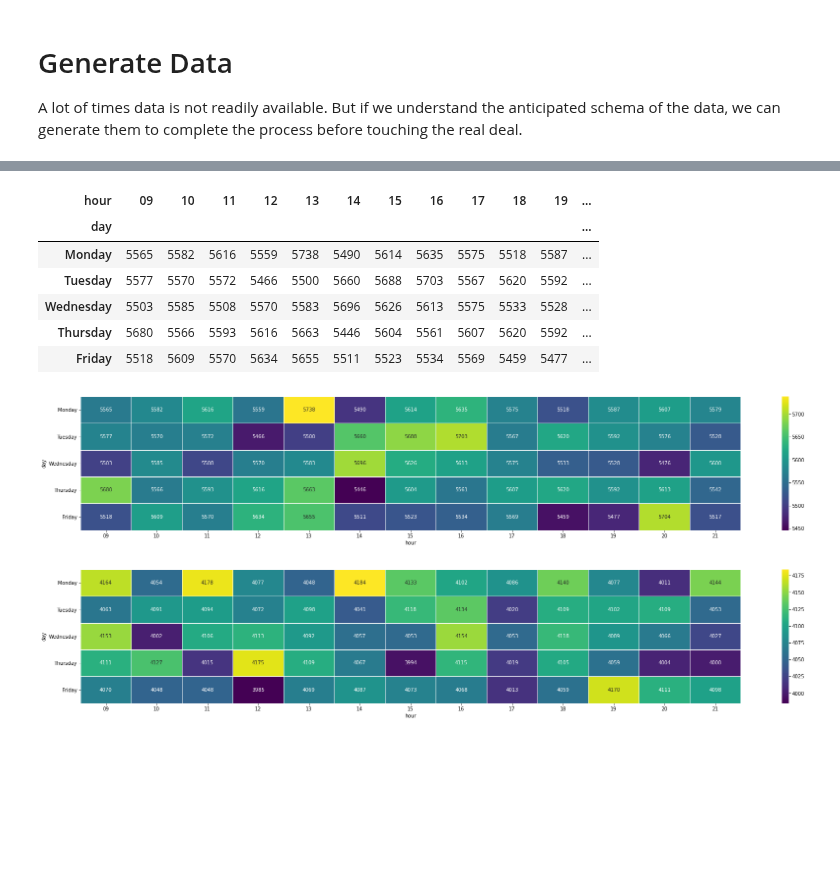
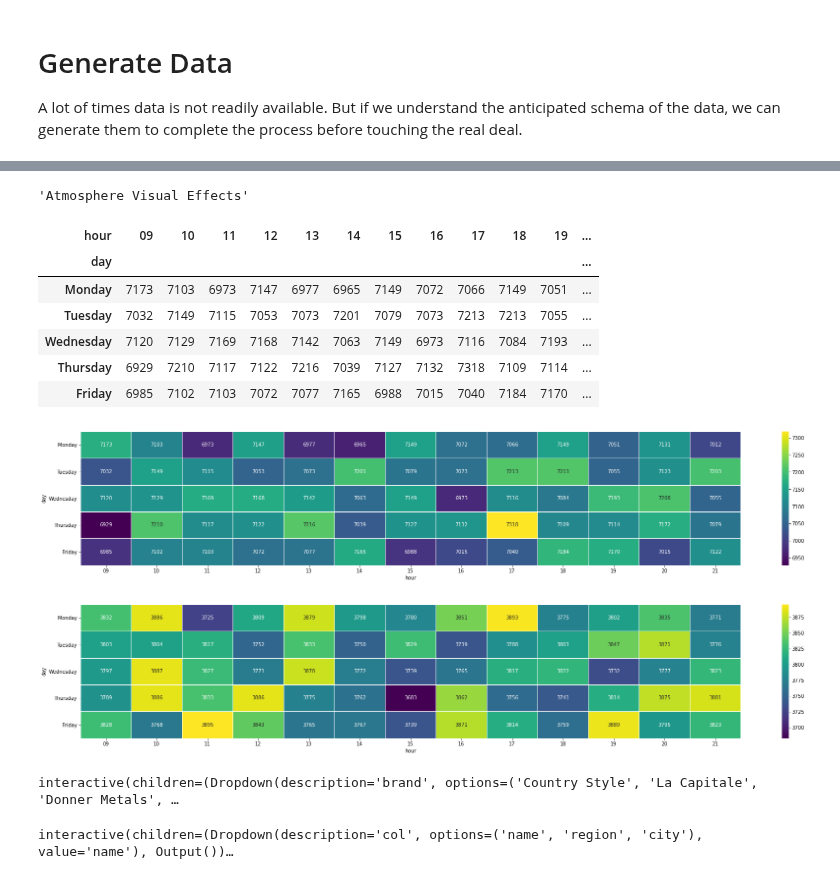
Before and after one commit to EQWorks/python-curriculum, a Jupyter notebook: data-analysis/12-generate-data.ipynb, the cells around one changed output, grey strips where cells are left out. Drawn from its saved outputs; the diff is of its cells as text; code cells hidden in the pictures; blank space fills up the shorter version.

Commit message:
12 - emphasize randomness, add widgets

```diff
--- a/data-analysis/12-generate-data.ipynb
+++ b/data-analysis/12-generate-data.ipynb
@@ -28,11 +28,16 @@ device_ids[:10]
 # %%
-brands = [g.business.company() for _ in range(13)]
+import random
+
+import pandas as pd
+
 pois = []
 
-for b in brands:
+for _ in range(13):
+    brand = g.business.company()
+
     for _ in range(random.randint(14, 715)):
         pois.append({
-            'name': b,
+            'name': brand,
             'address': g.address.address(),
             'city': g.address.city(),
             'region': g.address.region(abbr=True).split('-')[-1],
@@ -173,14 +178,20 @@ gb
+# %%
+names = gb['name'].unique().tolist()
+name = random.choice(names)
+name
+# %% [output]
+'Atmosphere Visual Effects'
 # %%
-pv = gb[gb['name'] == 'IDA'].pivot('day', 'hour', 'device_ids')
+pv = gb[gb['name'] == name].pivot('day', 'hour', 'device_ids')
 pv
 # %% [output]
 | hour | 09 | 10 | 11 | 12 | 13 | 14 | 15 | 16 | 17 | 18 | 19 | ... |
 | day |  |  |  |  |  |  |  |  |  |  |  | ... |
-| Monday | 5565 | 5582 | 5616 | 5559 | 5738 | 5490 | 5614 | 5635 | 5575 | 5518 | 5587 | ... |
-| Tuesday | 5577 | 5570 | 5572 | 5466 | 5500 | 5660 | 5688 | 5703 | 5567 | 5620 | 5592 | ... |
-| Wednesday | 5503 | 5585 | 5508 | 5570 | 5583 | 5696 | 5626 | 5613 | 5575 | 5533 | 5528 | ... |
-| Thursday | 5680 | 5566 | 5593 | 5616 | 5663 | 5446 | 5604 | 5561 | 5607 | 5620 | 5592 | ... |
-| Friday | 5518 | 5609 | 5570 | 5634 | 5655 | 5511 | 5523 | 5534 | 5569 | 5459 | 5477 | ... |
+| Monday | 7173 | 7103 | 6973 | 7147 | 6977 | 6965 | 7149 | 7072 | 7066 | 7149 | 7051 | ... |
+| Tuesday | 7032 | 7149 | 7115 | 7053 | 7073 | 7201 | 7079 | 7073 | 7213 | 7213 | 7055 | ... |
+| Wednesday | 7120 | 7129 | 7169 | 7168 | 7142 | 7063 | 7149 | 6973 | 7116 | 7084 | 7193 | ... |
+| Thursday | 6929 | 7210 | 7117 | 7122 | 7216 | 7039 | 7127 | 7132 | 7318 | 7109 | 7114 | ... |
+| Friday | 6985 | 7102 | 7103 | 7072 | 7077 | 7165 | 6988 | 7015 | 7040 | 7184 | 7170 | ... |
 # %%
 import matplotlib.pyplot as plot
 import seaborn as sns
@@ -188,19 +199,36 @@ import seaborn as sns
 _, ax = plot.subplots(figsize=(30, 5))
 heatmap = sns.heatmap(pv, annot=True, fmt='.0f', cmap='viridis', linecolor='white', linewidths='0.5', ax=ax)
 # %% [output]
-[figure, old version]
+[figure, new version]
 # %%
-import matplotlib.pyplot as plot
-import seaborn as sns
-
 def heatmap(df, col, col_val):
     gb = df.groupby([col, 'day', 'hour'], as_index=False).agg({'device_ids': 'count'})
-    gb = gb[(gb.device_ids < gb.device_ids.quantile(0.95))]
     pv = gb[gb[col] == col_val].pivot('day', 'hour', 'device_ids')
     _, ax = plot.subplots(figsize=(30, 5))
-    heatmap = sns.heatmap(pv, annot=True, fmt='.0f', cmap='viridis', linecolor='white', linewidths='0.5', ax=ax)
+    h = sns.heatmap(pv, annot=True, fmt='.0f', cmap='viridis', linecolor='white', linewidths='0.5', ax=ax)
 
 
 heatmap(dedupe, 'region', 'ON')
 # %% [output]
-[figure, old version]
+[figure, new version]
+# %%
+import ipywidgets as widgets
+
+
+def heatmap_val(brand):
+    return heatmap(dedupe, 'name', brand)
+
+i = widgets.interact(heatmap_val, brand=dedupe.name.unique().tolist())
+# %% [output]
+interactive(children=(Dropdown(description='brand', options=('Country Style', 'La Capitale', 'Donner Metals', …
+# %%
+def heatmap_col(col):
+
+    def heatmap_val(val):
+        return heatmap(dedupe, col, val)
+
+    widgets.interact(heatmap_val, val=dedupe[col].unique().tolist())
+
+i = widgets.interact(heatmap_col, col=['name', 'region', 'city'])
+# %% [output]
+interactive(children=(Dropdown(description='col', options=('name', 'region', 'city'), value='name'), Output())…
```
Also changed, not shown: parts of 10 cells of this notebook.
